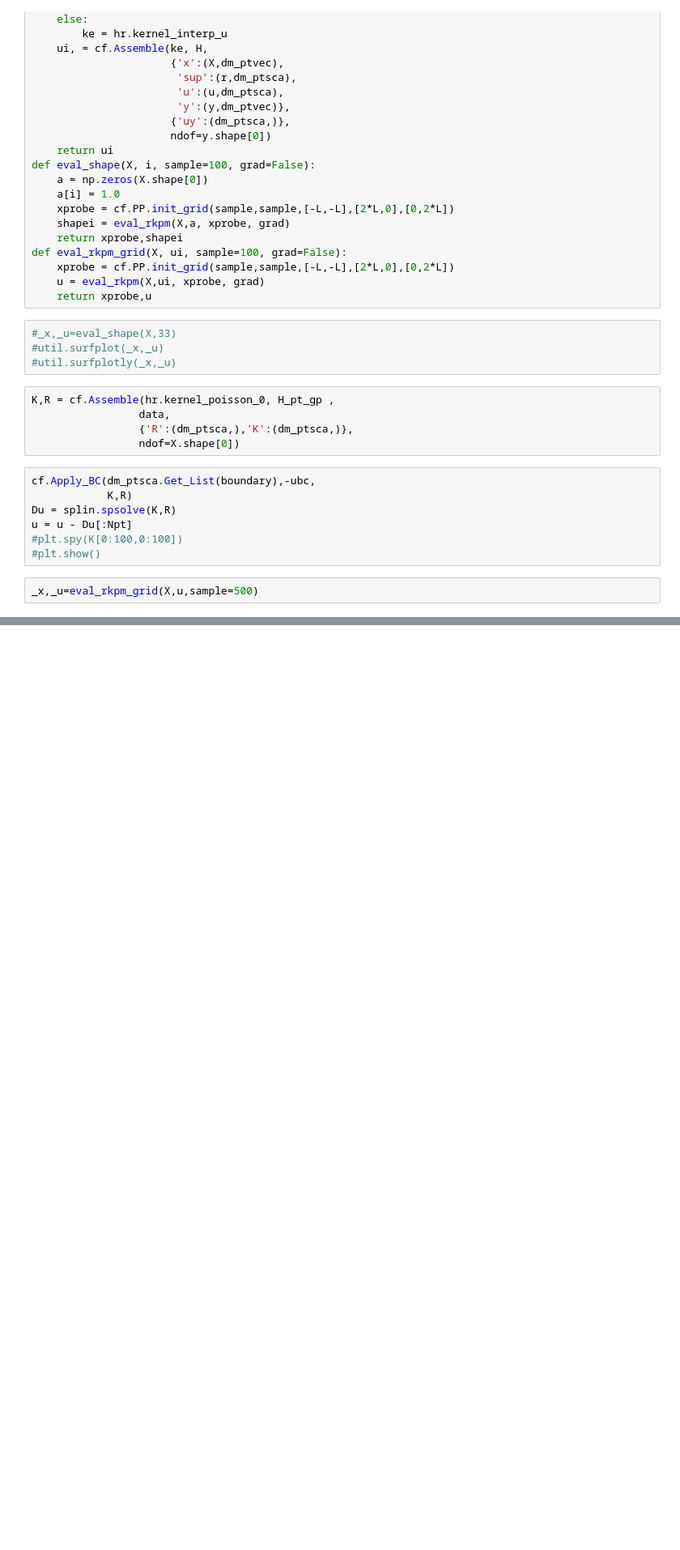
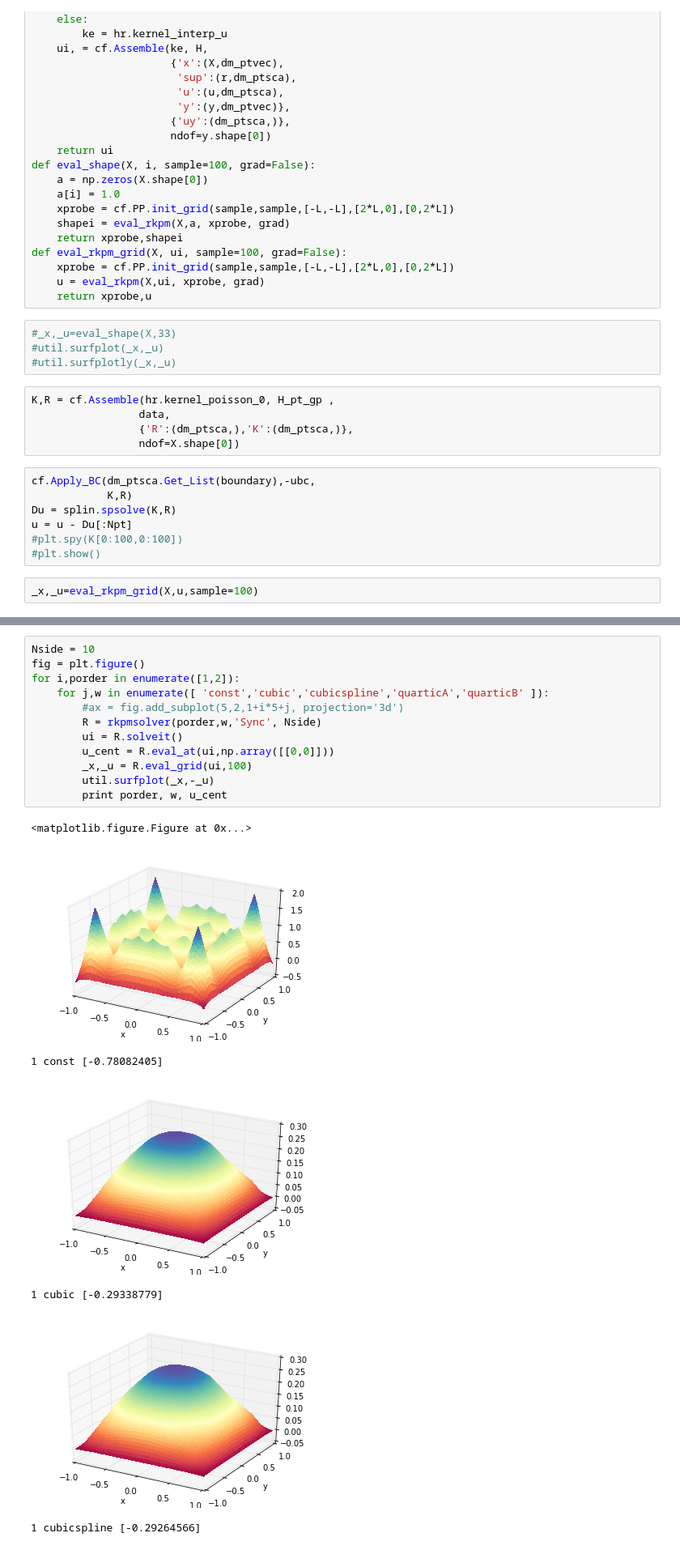
Before and after one commit to afqueiruga/cornflakes, a Jupyter notebook: examples/rkpm/rkpm_study.ipynb, the cells around one changed output, grey strips where cells are left out. Shown at 81% size. Saved outputs shown, nothing was run; the diff lists cells and outputs as text; blank space fills up the shorter version.

Commit message:
Plotting out all of them

```diff
--- a/examples/rkpm/rkpm_study.ipynb
+++ b/examples/rkpm/rkpm_study.ipynb
@@ -98,6 +98,6 @@ u = u - Du[:Npt]
 #plt.spy(K[0:100,0:100])
 #plt.show()
 # %%
-_x,_u=eval_rkpm_grid(X,u,sample=500)
+_x,_u=eval_rkpm_grid(X,u,sample=100)
 # %%
 util.surfplot(_x,-_u)
@@ -109,0 +182,20 @@ _u.max()
+# %%
+Nside = 10
+fig = plt.figure()
+for i,porder in enumerate([1,2]):
+    for j,w in enumerate([ 'const','cubic','cubicspline','quarticA','quarticB' ]):
+        #ax = fig.add_subplot(5,2,1+i*5+j, projection='3d')
+        R = rkpmsolver(porder,w,'Sync', Nside)
+        ui = R.solveit()
+        u_cent = R.eval_at(ui,np.array([[0,0]]))
+        _x,_u = R.eval_grid(ui,100)
+        util.surfplot(_x,-_u)
+        print porder, w, u_cent
+# %% [output]
+<matplotlib.figure.Figure at 0x...>
+[figure, added]
+1 const [-0.78082405]
+[figure, added]
+1 cubic [-0.29338779]
+[figure, added]
+1 cubicspline [-0.29264566]
```
Also changed, not shown: parts of 7 cells of this notebook, 1 other file.
